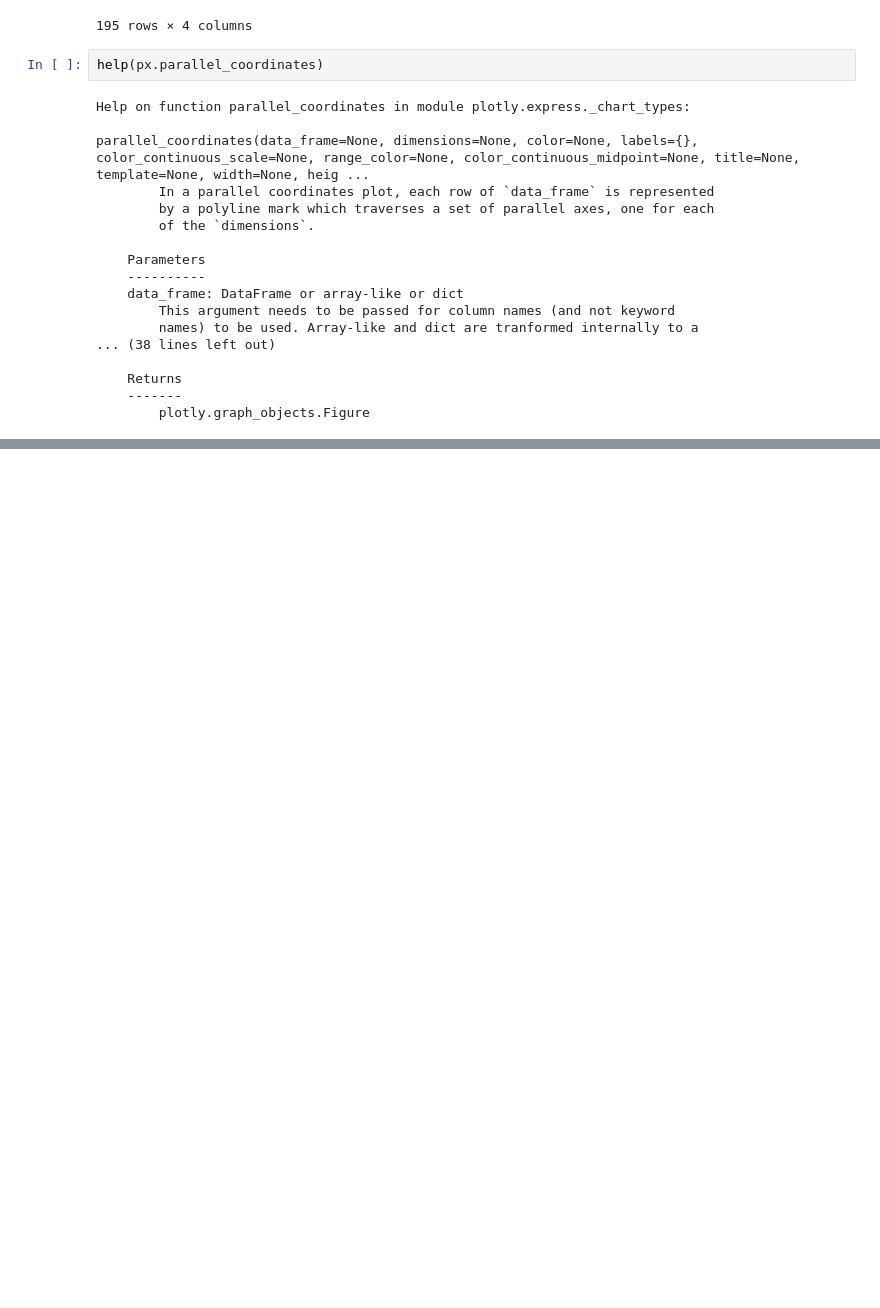
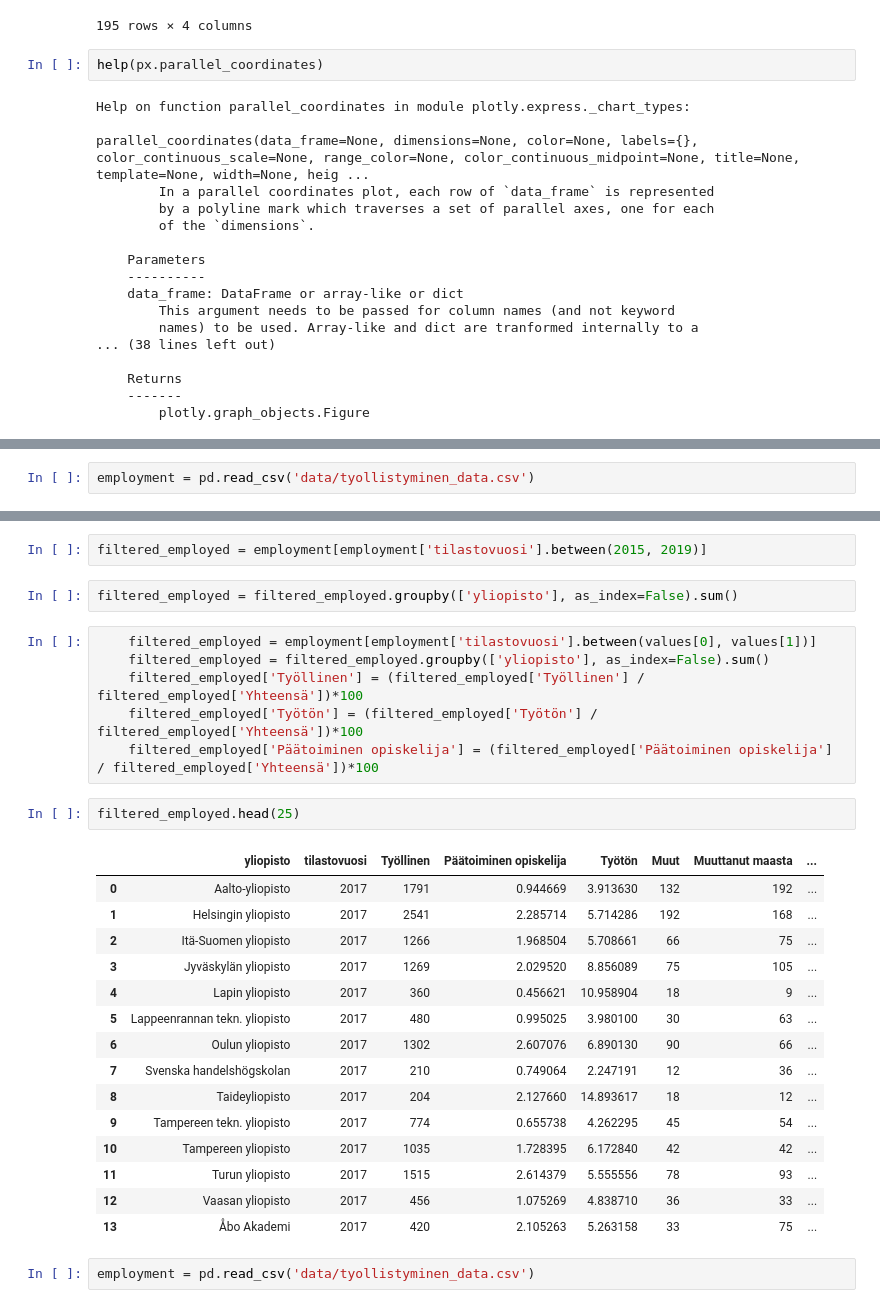
Before and after one commit to nopomi/fin-uni-data-visualization, a Jupyter notebook: data_loading_04_2020.ipynb, the cells around one changed output, grey strips where cells are left out. Drawn from its saved outputs; the diff is of its cells as text; blank space fills up the shorter version.

```diff
--- a/data_loading_04_2020.ipynb
+++ b/data_loading_04_2020.ipynb
@@ -411,0 +406,2 @@ career_feedback.head(25)
+# %%
+employment = pd.read_csv('data/tyollistyminen_data.csv')
@@ -411,0 +417,30 @@ career_feedback.head(25)
+# %%
+filtered_employed = employment[employment['tilastovuosi'].between(2015, 2019)]
+# %%
+filtered_employed = filtered_employed.groupby(['yliopisto'], as_index=False).sum()
+# %%
+    filtered_employed = employment[employment['tilastovuosi'].between(values[0], values[1])]
+    filtered_employed = filtered_employed.groupby(['yliopisto'], as_index=False).sum()
+    filtered_employed['Työllinen'] = (filtered_employed['Työllinen'] / filtered_employed['Yhteensä'])*100
+    filtered_employed['Työtön'] = (filtered_employed['Työtön'] / filtered_employed['Yhteensä'])*100
+    filtered_employed['Päätoiminen opiskelija'] = (filtered_employed['Päätoiminen opiskelija'] / filtered_employed['Yhteensä'])*100
+# %%
+filtered_employed.head(25)
+# %% [output]
+|  | yliopisto | tilastovuosi | Työllinen | Päätoiminen opiskelija | Työtön | Muut | Muuttanut maasta | ... |
+| 0 | Aalto-yliopisto | 2017 | 1791 | 0.944669 | 3.913630 | 132 | 192 | ... |
+| 1 | Helsingin yliopisto | 2017 | 2541 | 2.285714 | 5.714286 | 192 | 168 | ... |
+| 2 | Itä-Suomen yliopisto | 2017 | 1266 | 1.968504 | 5.708661 | 66 | 75 | ... |
+| 3 | Jyväskylän yliopisto | 2017 | 1269 | 2.029520 | 8.856089 | 75 | 105 | ... |
+| 4 | Lapin yliopisto | 2017 | 360 | 0.456621 | 10.958904 | 18 | 9 | ... |
+| 5 | Lappeenrannan tekn. yliopisto | 2017 | 480 | 0.995025 | 3.980100 | 30 | 63 | ... |
+| 6 | Oulun yliopisto | 2017 | 1302 | 2.607076 | 6.890130 | 90 | 66 | ... |
+| 7 | Svenska handelshögskolan | 2017 | 210 | 0.749064 | 2.247191 | 12 | 36 | ... |
+| 8 | Taideyliopisto | 2017 | 204 | 2.127660 | 14.893617 | 18 | 12 | ... |
+| 9 | Tampereen tekn. yliopisto | 2017 | 774 | 0.655738 | 4.262295 | 45 | 54 | ... |
+| 10 | Tampereen yliopisto | 2017 | 1035 | 1.728395 | 6.172840 | 42 | 42 | ... |
+| 11 | Turun yliopisto | 2017 | 1515 | 2.614379 | 5.555556 | 78 | 93 | ... |
+| 12 | Vaasan yliopisto | 2017 | 456 | 1.075269 | 4.838710 | 36 | 33 | ... |
+| 13 | Åbo Akademi | 2017 | 420 | 2.105263 | 5.263158 | 33 | 75 | ... |
+# %%
+employment = pd.read_csv('data/tyollistyminen_data.csv')
```
Also changed, not shown: parts of 22 cells of this notebook, 8 other files.
